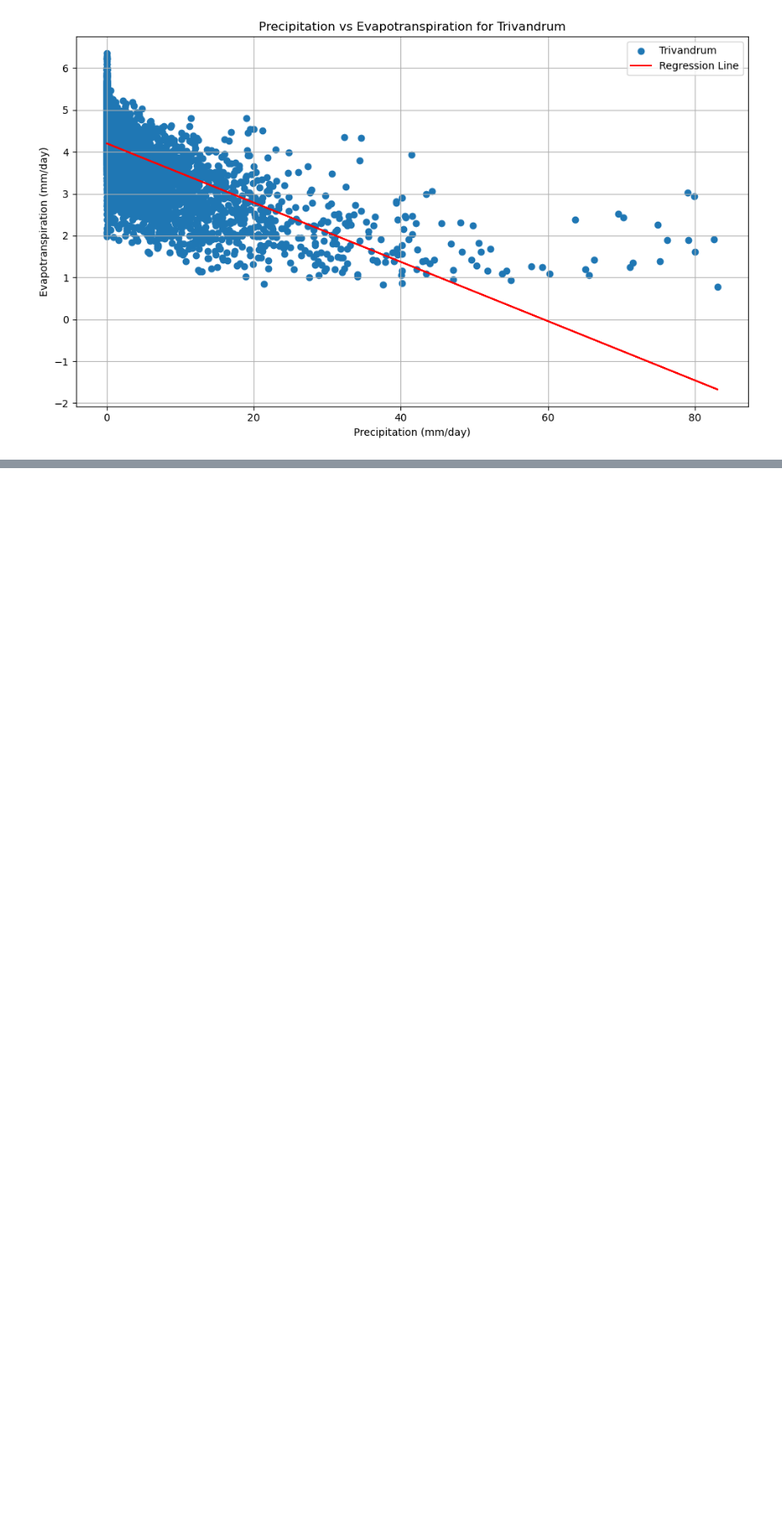
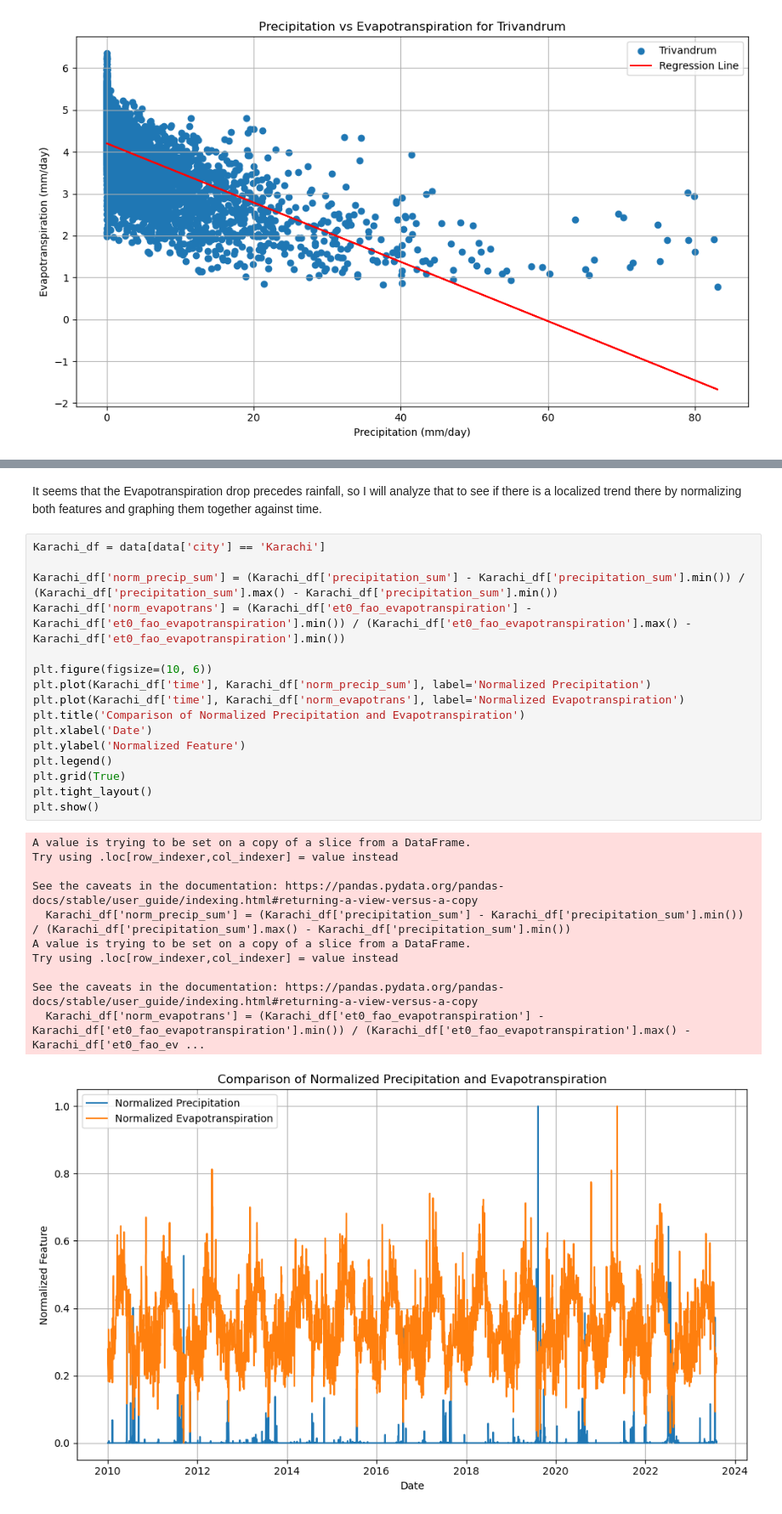
Before and after one commit to OmdenaAI/karachi-pakistan-weather-prediction, a Jupyter notebook: src/tasks/task-2-EDA/eda_Evapotranspiration.ipynb, the cells around one changed output, grey strips where cells are left out. Shown at 85% size. Saved outputs shown, nothing was run; the diff lists cells and outputs as text; blank space fills up the shorter version.

```diff
--- a/src/tasks/task-2-EDA/eda_Evapotranspiration.ipynb
+++ b/src/tasks/task-2-EDA/eda_Evapotranspiration.ipynb
@@ -95,0 +100,30 @@ plt.show()
+# %% [markdown]
+It seems that the Evapotranspiration drop precedes rainfall, so I will analyze that to see if there is a localized trend there by normalizing both features and graphing them together against time.
+# %%
+Karachi_df = data[data['city'] == 'Karachi']
+
+Karachi_df['norm_precip_sum'] = (Karachi_df['precipitation_sum'] - Karachi_df['precipitation_sum'].min()) / (Karachi_df['precipitation_sum'].max() - Karachi_df['precipitation_sum'].min())
+Karachi_df['norm_evapotrans'] = (Karachi_df['et0_fao_evapotranspiration'] - Karachi_df['et0_fao_evapotranspiration'].min()) / (Karachi_df['et0_fao_evapotranspiration'].max() - Karachi_df['et0_fao_evapotranspiration'].min())
+
+plt.figure(figsize=(10, 6))
+plt.plot(Karachi_df['time'], Karachi_df['norm_precip_sum'], label='Normalized Precipitation')
+plt.plot(Karachi_df['time'], Karachi_df['norm_evapotrans'], label='Normalized Evapotranspiration')
+plt.title('Comparison of Normalized Precipitation and Evapotranspiration')
+plt.xlabel('Date')
+plt.ylabel('Normalized Feature')
+plt.legend()
+plt.grid(True)
+plt.tight_layout()
+plt.show()
+# %% [output]
+A value is trying to be set on a copy of a slice from a DataFrame.
+Try using .loc[row_indexer,col_indexer] = value instead
+
+See the caveats in the documentation: https://pandas.pydata.org/pandas-docs/stable/user_guide/indexing.html#returning-a-view-versus-a-copy
+  Karachi_df['norm_precip_sum'] = (Karachi_df['precipitation_sum'] - Karachi_df['precipitation_sum'].min()) / (Karachi_df['precipitation_sum'].max() - Karachi_df['precipitation_sum'].min())
+A value is trying to be set on a copy of a slice from a DataFrame.
+Try using .loc[row_indexer,col_indexer] = value instead
+
+See the caveats in the documentation: https://pandas.pydata.org/pandas-docs/stable/user_guide/indexing.html#returning-a-view-versus-a-copy
+  Karachi_df['norm_evapotrans'] = (Karachi_df['et0_fao_evapotranspiration'] - Karachi_df['et0_fao_evapotranspiration'].min()) / (Karachi_df['et0_fao_evapotranspiration'].max() - Karachi_df['et0_fao_ev ...
+[figure, added]
```
Also changed, not shown: parts of 4 cells of this notebook.
